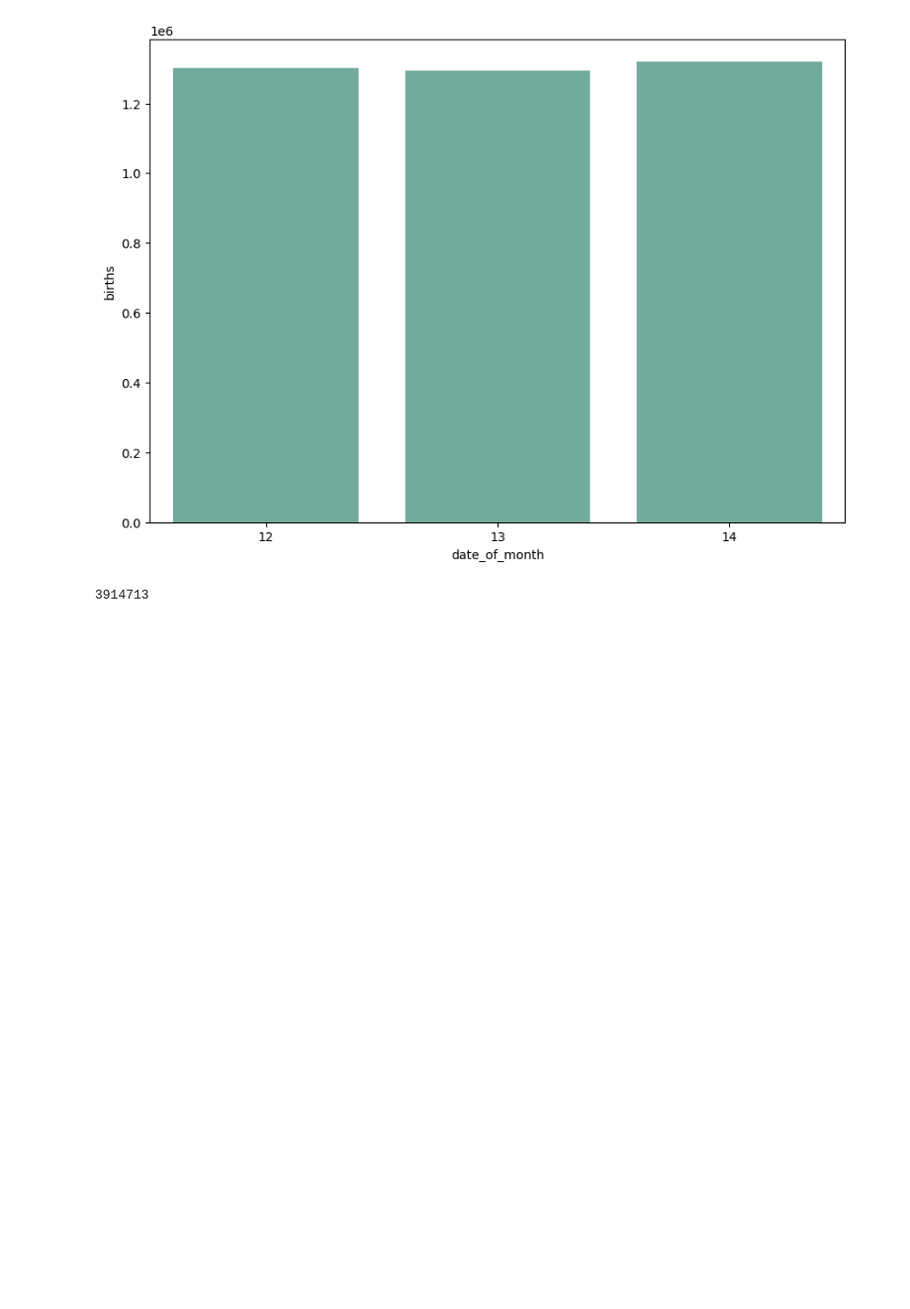
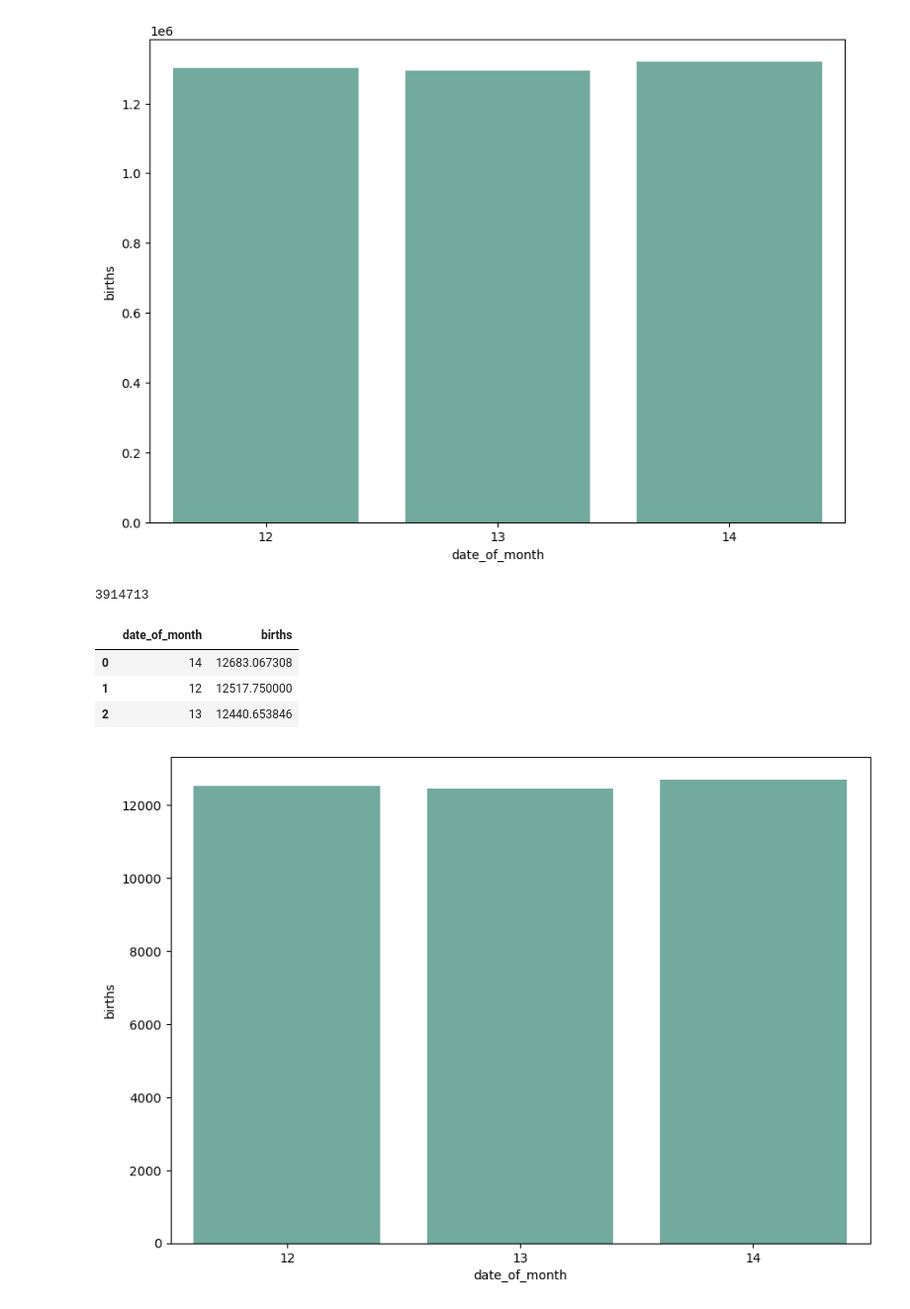
Before and after one commit to Timothyspratt/DA11_Capstone, a Jupyter notebook: notebook/capstone_da_11.ipynb, the cells around one changed output. Shown at 99% size. Drawn from its saved outputs; the diff is of its cells as text; code cells hidden in the pictures; blank space fills up the shorter version.

Commit message:
working on more visuals and questions

```diff
--- a/notebook/capstone_da_11.ipynb
+++ b/notebook/capstone_da_11.ipynb
@@ -815,3 +815,22 @@ sns.barplot(
 final_filtered_weekdays['births'].sum()
 # %% [output]
 3914713
+# %%
+final_filtered_weekdays.groupby('date_of_month')['births'].mean().sort_values(ascending=False).reset_index()
+# %% [output]
+|  | date_of_month | births |
+| 0 | 14 | 12683.067308 |
+| 1 | 12 | 12517.750000 |
+| 2 | 13 | 12440.653846 |
+# %%
+final_filtered_weekdays_mean = final_filtered_weekdays.groupby('date_of_month')['births'].mean().sort_values(ascending=False).reset_index()
+# %%
+plt.figure(figsize=(10, 7))
+
+sns.barplot(
+    data=final_filtered_weekdays_mean,
+    x="date_of_month",
+    y="births",
+    color='#69b3a2');
+# %% [output]
+[figure, added]
```
Also changed, not shown: parts of 18 cells of this notebook.
